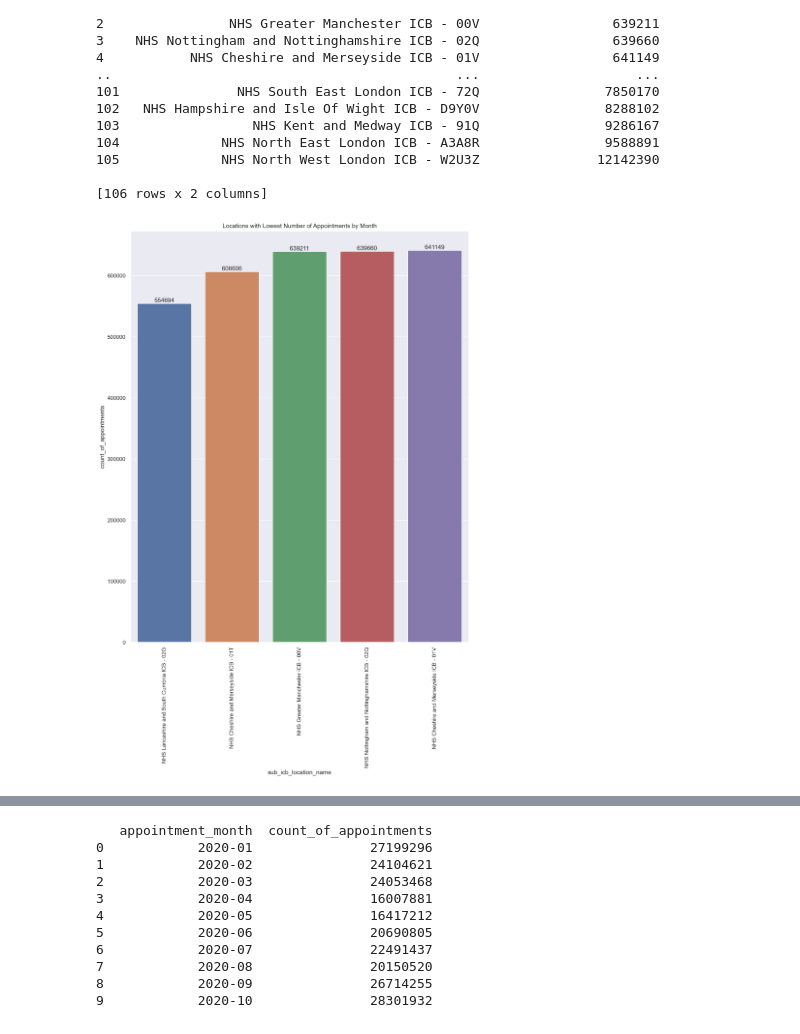
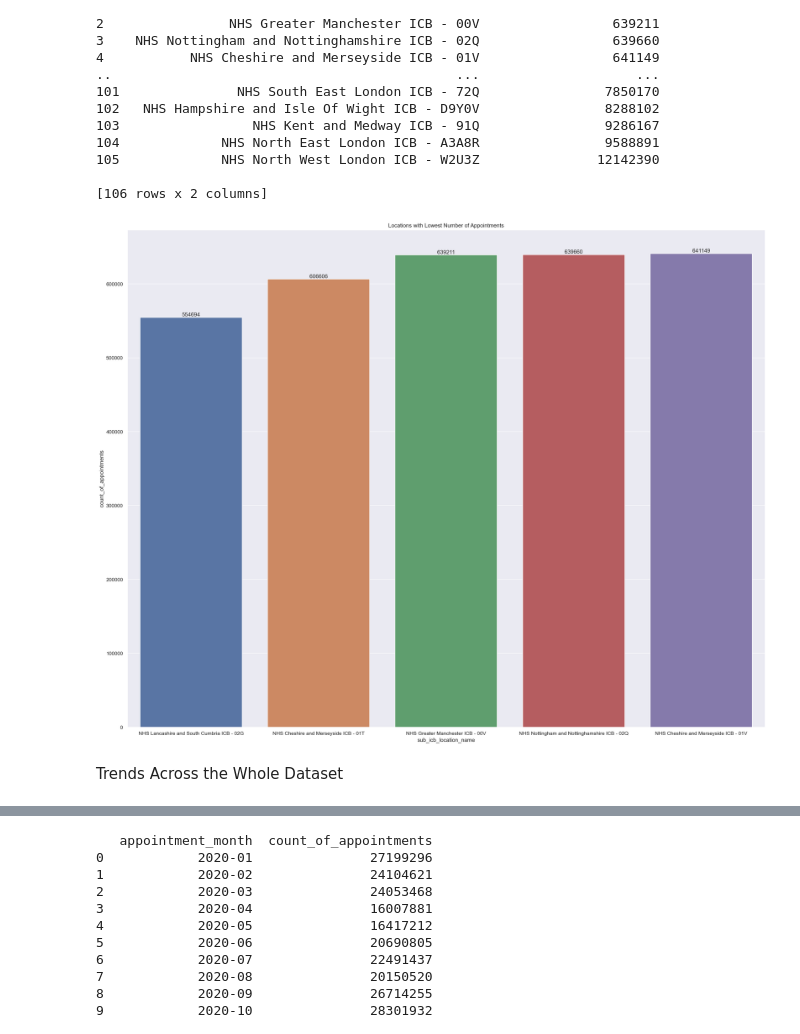
Before and after one commit to ClaireLLawrence/Lawrence_Claire_DA201_Assignment, a Jupyter notebook: Lawrence_Claire_DA201_Assignment_Notebook.ipynb, the cells around one changed output, grey strips where cells are left out. Drawn from its saved outputs; the diff is of its cells as text; code cells hidden in the pictures.

```diff
--- a/Lawrence_Claire_DA201_Assignment_Notebook.ipynb
+++ b/Lawrence_Claire_DA201_Assignment_Notebook.ipynb
@@ -433,16 +448,22 @@ print(nwl.head(1))
        icb_ons_code              sub_icb_location_name
 794321    E54000027  NHS North West London ICB - W2U3Z
 # %%
+# A barplot is created to show the top five locations (using the most_apps_chart variable created earlier).
+
 fig, ax = plt.subplots(dpi=150)
 
-sns.set(rc = {'figure.figsize':(12, 15)})
-ax.set_title("Locations with Highest Number of Appointments by Month")
+sns.set(rc = {'figure.figsize':(25, 20)})
+ax.set_title("Locations with Highest Number of Appointments")
 ax.set_xlabel("Location Name")
 ax.set_ylabel("Total Appointments")
-plt.xticks(rotation=90)
 
 sns.barplot(x='sub_icb_location_name', y='count_of_appointments', estimator=sum, data=most_apps_chart)
 
+# Labels showing the count of each bar are added to the chart.
 for bars in ax.containers:
     ax.bar_label(bars, fmt='%.0f')
+
+# The chart is saved to add to the report.
+# Whilst x labels overlap here, they appear fine in the png file.
+fig.savefig('highest_appointments_bar.png')
 # %% [output]
@@ -500,18 +527,22 @@ least_apps_chart = least_apps.head(5)
 
 [106 rows x 2 columns]
 # %%
+# A barplot is generated, the same as for the top locations.
 fig, ax = plt.subplots(dpi=150)
 
-sns.set(rc = {'figure.figsize':(12, 15)})
-ax.set_title("Locations with Lowest Number of Appointments by Month")
+sns.set(rc = {'figure.figsize':(15, 15)})
+ax.set_title("Locations with Lowest Number of Appointments")
 ax.set_xlabel("Location Name")
 ax.set_ylabel("Total Appointments")
-plt.xticks(rotation=90)
 
 sns.barplot(x='sub_icb_location_name', y='count_of_appointments', estimator=sum, data=least_apps_chart)
 
 for bars in ax.containers:
     ax.bar_label(bars, fmt='%.0f')
+
+fig.savefig('lowest_appointments_bar.png')
 # %% [output]
-[figure, old version]
+[figure, new version]
+# %% [markdown]
+Trends Across the Whole Dataset
 # %%
```
Also changed, not shown: parts of 76 cells of this notebook.
